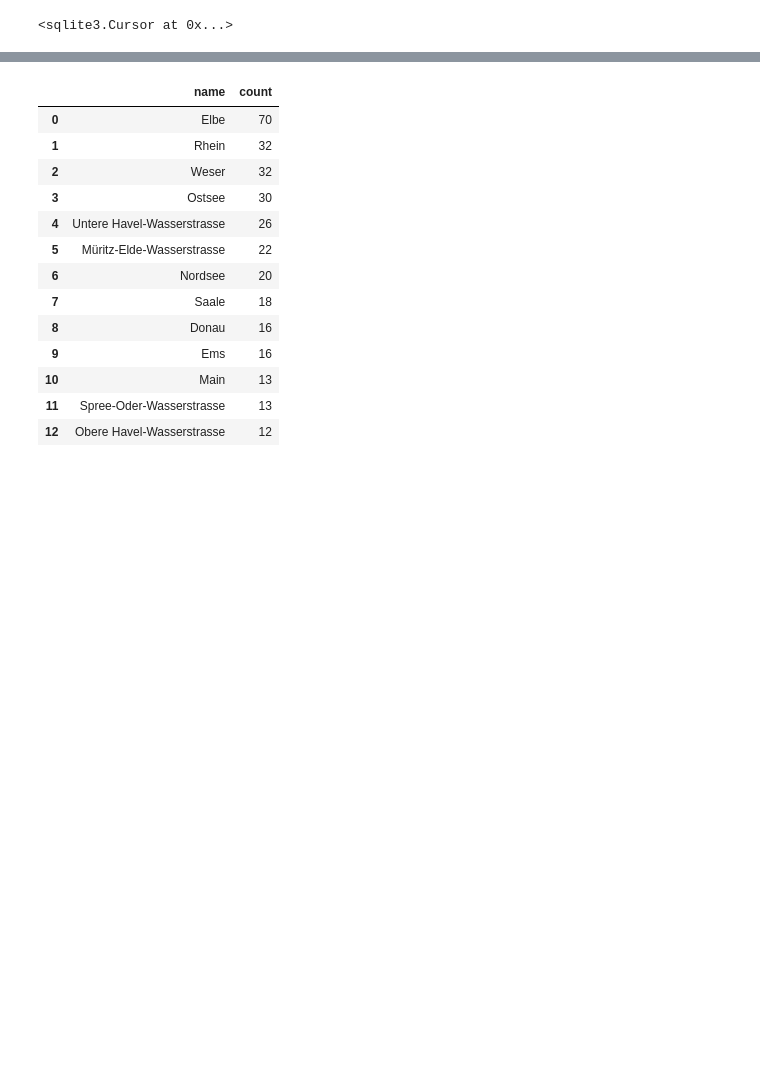
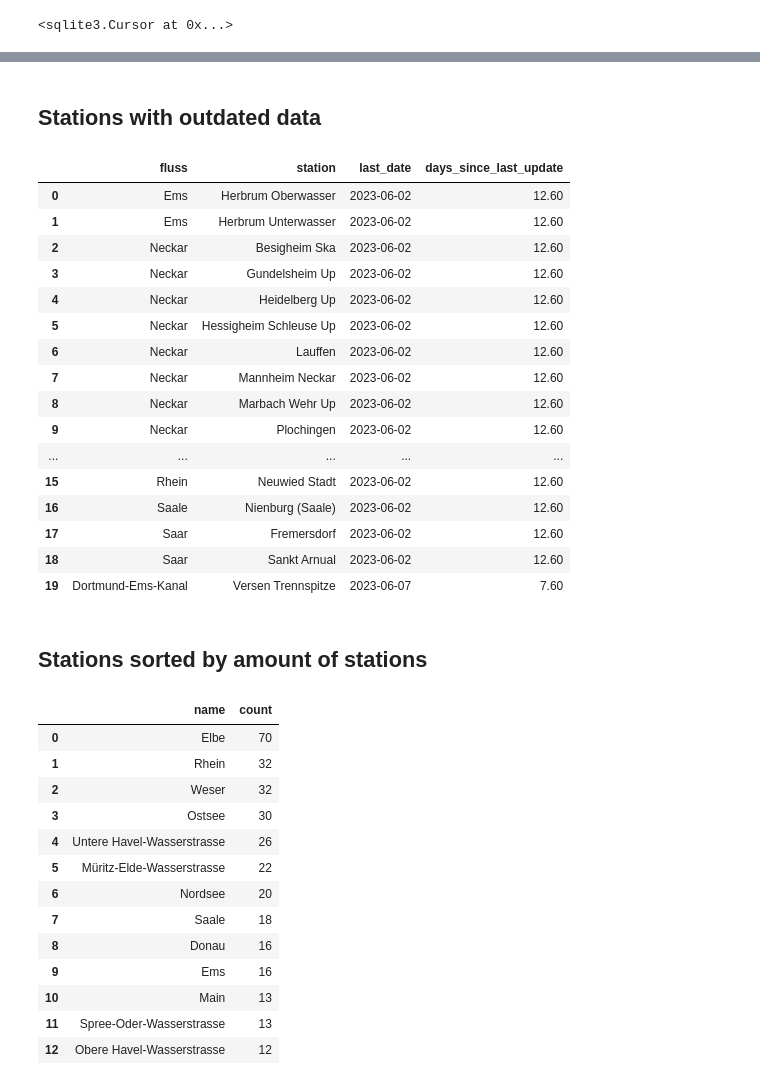
Before and after one commit to DTNGNR/Pegelstaende, a Jupyter notebook: eda.ipynb, the cells around one changed output, grey strips where cells are left out. Drawn from its saved outputs; the diff is of its cells as text; code cells hidden in the pictures; blank space fills up the shorter version.

```diff
--- a/eda.ipynb
+++ b/eda.ipynb
@@ -57,3 +76,39 @@ display(stations)
+# %% [markdown]
+## Stations with outdated data
+# %%
+stations = (pd.DataFrame(run("""SELECT
+    r.name AS fluss,
+    s.name AS station,
+    MAX(ts.date) AS last_date,
+    julianday('now') - julianday(MAX(ts.date)) AS days_since_last_update
+FROM rivers r
+LEFT JOIN stations s ON r.id = s.river_id
+LEFT JOIN timeseries ts ON s.uuid = ts.uuid
+GROUP BY s.uuid
+HAVING last_date IS NOT NULL AND days_since_last_update > 5
+ORDER BY last_date, fluss, station
+    """)))
+display(stations)
+# %% [output]
+|  | fluss | station | last_date | days_since_last_update |
+| 0 | Ems | Herbrum Oberwasser | 2023-06-02 | 12.60 |
+| 1 | Ems | Herbrum Unterwasser | 2023-06-02 | 12.60 |
+| 2 | Neckar | Besigheim Ska | 2023-06-02 | 12.60 |
+| 3 | Neckar | Gundelsheim Up | 2023-06-02 | 12.60 |
+| 4 | Neckar | Heidelberg Up | 2023-06-02 | 12.60 |
+| 5 | Neckar | Hessigheim Schleuse Up | 2023-06-02 | 12.60 |
+| 6 | Neckar | Lauffen | 2023-06-02 | 12.60 |
+| 7 | Neckar | Mannheim Neckar | 2023-06-02 | 12.60 |
+| 8 | Neckar | Marbach Wehr Up | 2023-06-02 | 12.60 |
+| 9 | Neckar | Plochingen | 2023-06-02 | 12.60 |
+| ... | ... | ... | ... | ... |
+| 15 | Rhein | Neuwied Stadt | 2023-06-02 | 12.60 |
+| 16 | Saale | Nienburg (Saale) | 2023-06-02 | 12.60 |
+| 17 | Saar | Fremersdorf | 2023-06-02 | 12.60 |
+| 18 | Saar | Sankt Arnual | 2023-06-02 | 12.60 |
+| 19 | Dortmund-Ems-Kanal | Versen Trennspitze | 2023-06-07 | 7.60 |
+# %% [markdown]
+## Stations sorted by amount of stations
 # %%
 rivers = (pd.DataFrame(run("""SELECT
         r.name,
```
Also changed, not shown: parts of 10 cells of this notebook, 11 other files.
